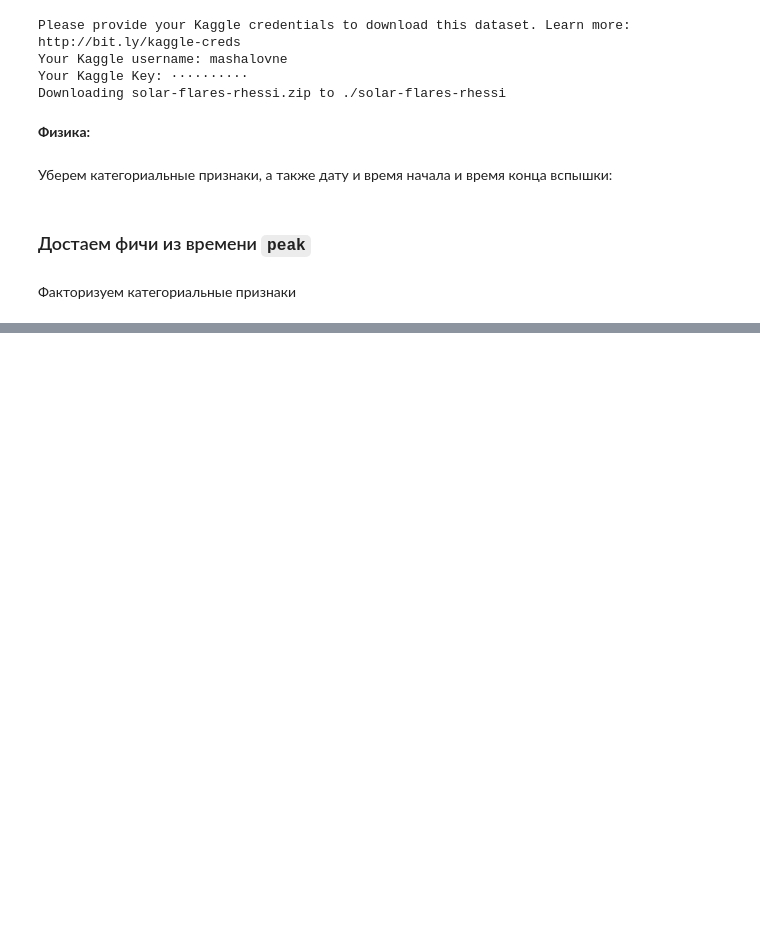
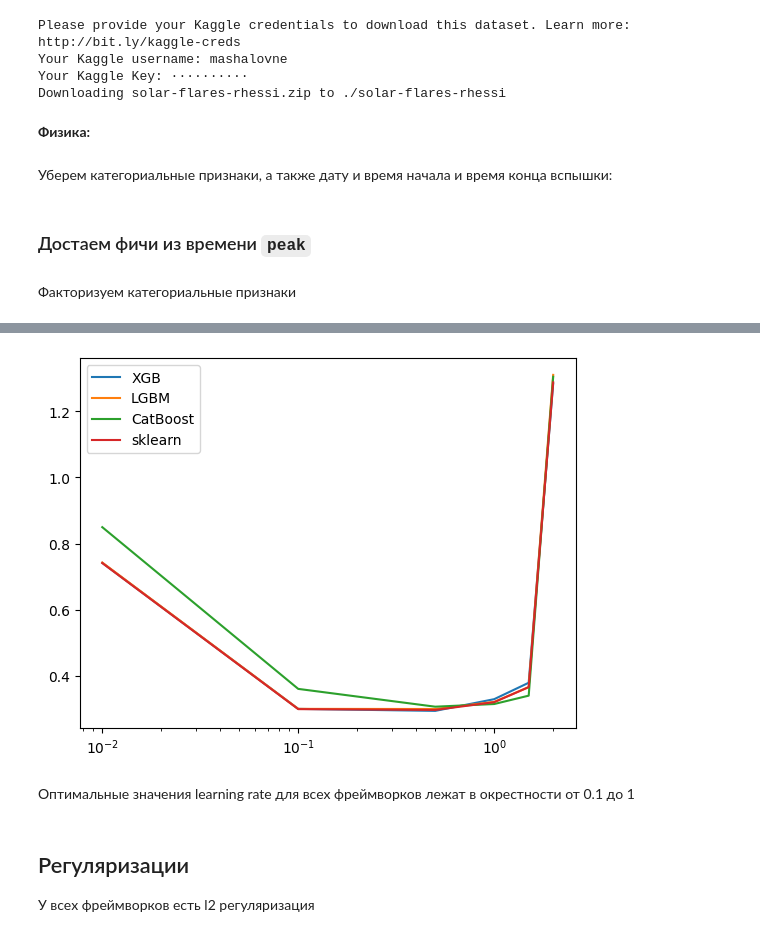
Before and after one commit to NMashalov/2023_OpenMipt_course, a Jupyter notebook: lesson7/dz7.ipynb, the cells around one changed output, grey strips where cells are left out. Saved outputs shown, nothing was run; the diff lists cells and outputs as text; code cells hidden in the pictures; blank space fills up the shorter version.

```diff
--- a/lesson7/dz7.ipynb
+++ b/lesson7/dz7.ipynb
@@ -688,0 +785,16 @@ MAPE(y_test,test_pred)
+# %%
+import matplotlib.pyplot as plt
+for label, array in results.items():
+    plt.plot([1e-2,1e-1,5e-1,1,1.5,2],array,label=label)
+
+plt.legend()
+plt.xscale('log')
+pass
+# %% [output]
+[figure, added]
+# %% [markdown]
+Оптимальные значения learning rate для всех фреймворков лежат в окрестности от 0.1 до 1
+# %% [markdown]
+## Регуляризации
+
+У всех фреймворков  есть l2 регуляризация
```
Also changed, not shown: parts of 30 cells of this notebook.
